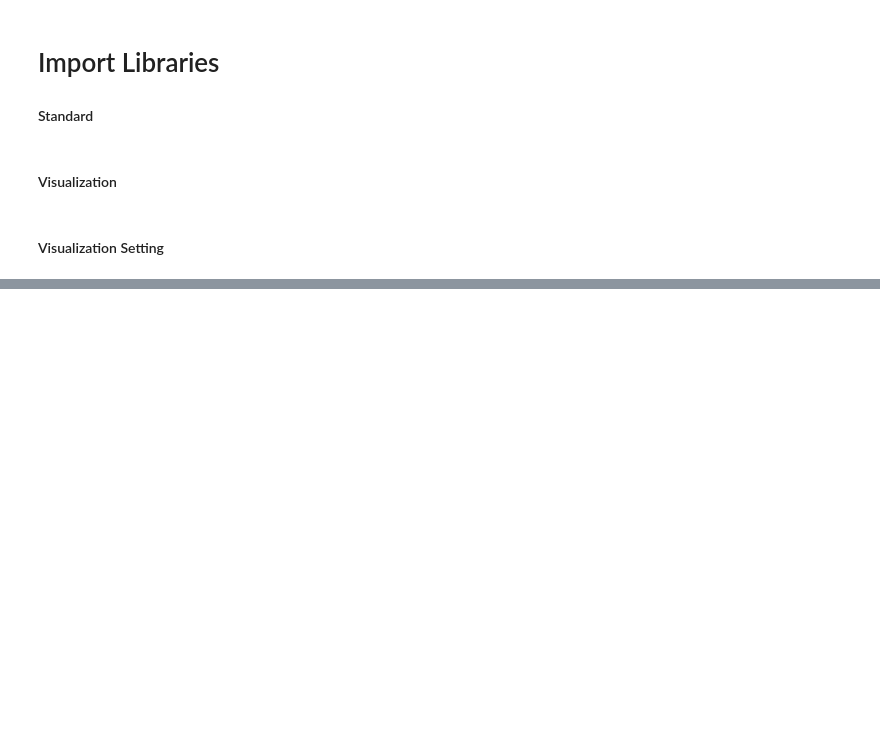
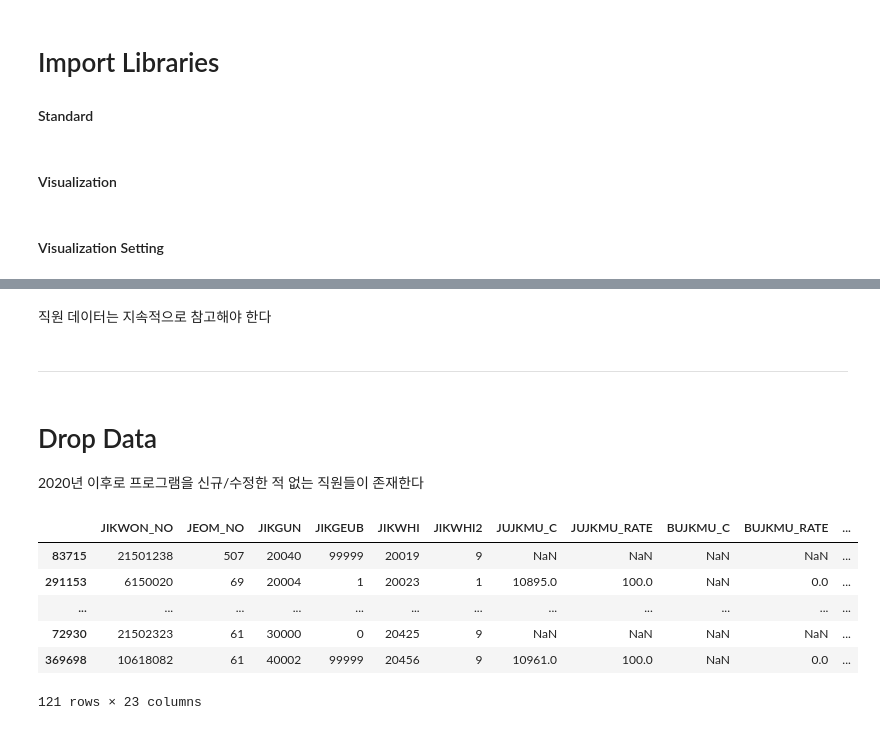
Before and after one commit to yg05098/Data-Driven-HR, a Jupyter notebook: EDA.ipynb, the cells around one changed output, grey strips where cells are left out. Drawn from its saved outputs; the diff is of its cells as text; code cells hidden in the pictures; blank space fills up the shorter version.

```diff
--- a/EDA.ipynb
+++ b/EDA.ipynb
@@ -300,0 +23,2 @@ JUJKMU_NM
+# %%
+pd.set_option('display.max_rows', 5, 'display.max_columns', None)
@@ -300,0 +31,11 @@ JUJKMU_NM
+# %%
+root = os.path.join(os.getcwd(), 'DATA')
+
+df_raw = pd.read_csv(os.path.join(root, 'raw_data.csv'), index_col = 0)
+df_project = pd.read_csv(os.path.join(root, 'project_data.csv'), index_col = 0)
+
+code_jeom = pd.read_csv(os.path.join(root, 'jeom_code.csv'), index_col = 0)
+code_jikwhi = pd.read_csv(os.path.join(root, 'jikwhi_code.csv'), index_col = 0)
+code_jkmu = pd.read_csv(os.path.join(root, 'jkmu_code.csv'), index_col = 0)
+# %% [markdown]
+직원 데이터는 지속적으로 참고해야 한다
@@ -300,0 +44,15 @@ JUJKMU_NM
+# %% [markdown]
+----
+# %% [markdown]
+# Drop Data
+2020년 이후로 프로그램을 신규/수정한 적 없는 직원들이 존재한다
+# %%
+df_raw[df_raw['신청번호'].isnull()].sort_values(['HOBONG'])
+# %% [output]
+|  | JIKWON_NO | JEOM_NO | JIKGUN | JIKGEUB | JIKWHI | JIKWHI2 | JUJKMU_C | JUJKMU_RATE | BUJKMU_C | BUJKMU_RATE | ... |
+| 83715 | 21501238 | 507 | 20040 | 99999 | 20019 | 9 | NaN | NaN | NaN | NaN | ... |
+| 291153 | 6150020 | 69 | 20004 | 1 | 20023 | 1 | 10895.0 | 100.0 | NaN | 0.0 | ... |
+| ... | ... | ... | ... | ... | ... | ... | ... | ... | ... | ... | ... |
+| 72930 | 21502323 | 61 | 30000 | 0 | 20425 | 9 | NaN | NaN | NaN | NaN | ... |
+| 369698 | 10618082 | 61 | 40002 | 99999 | 20456 | 9 | 10961.0 | 100.0 | NaN | 0.0 | ... |
+121 rows × 23 columns
```
Also changed, not shown: parts of 78 cells of this notebook, 5 other files.
